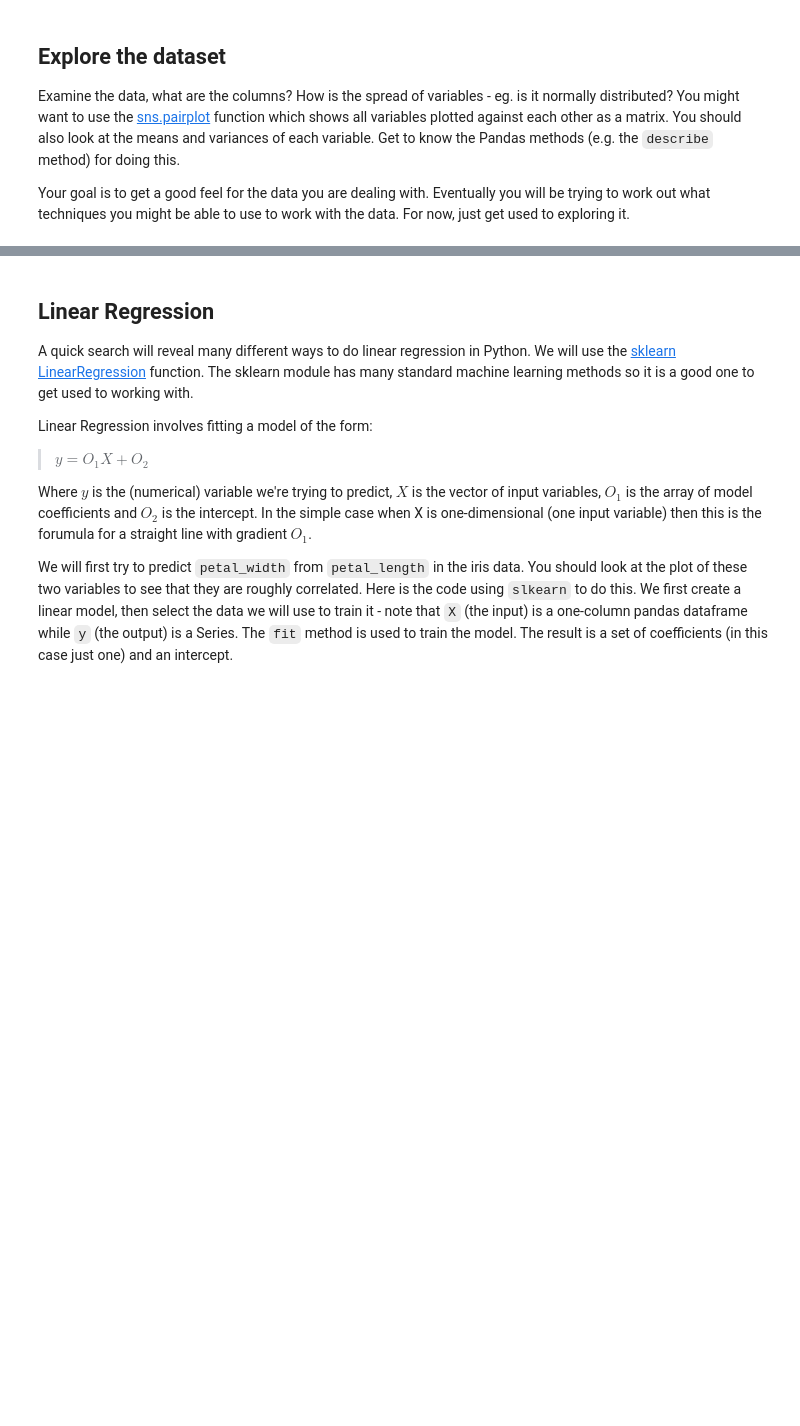
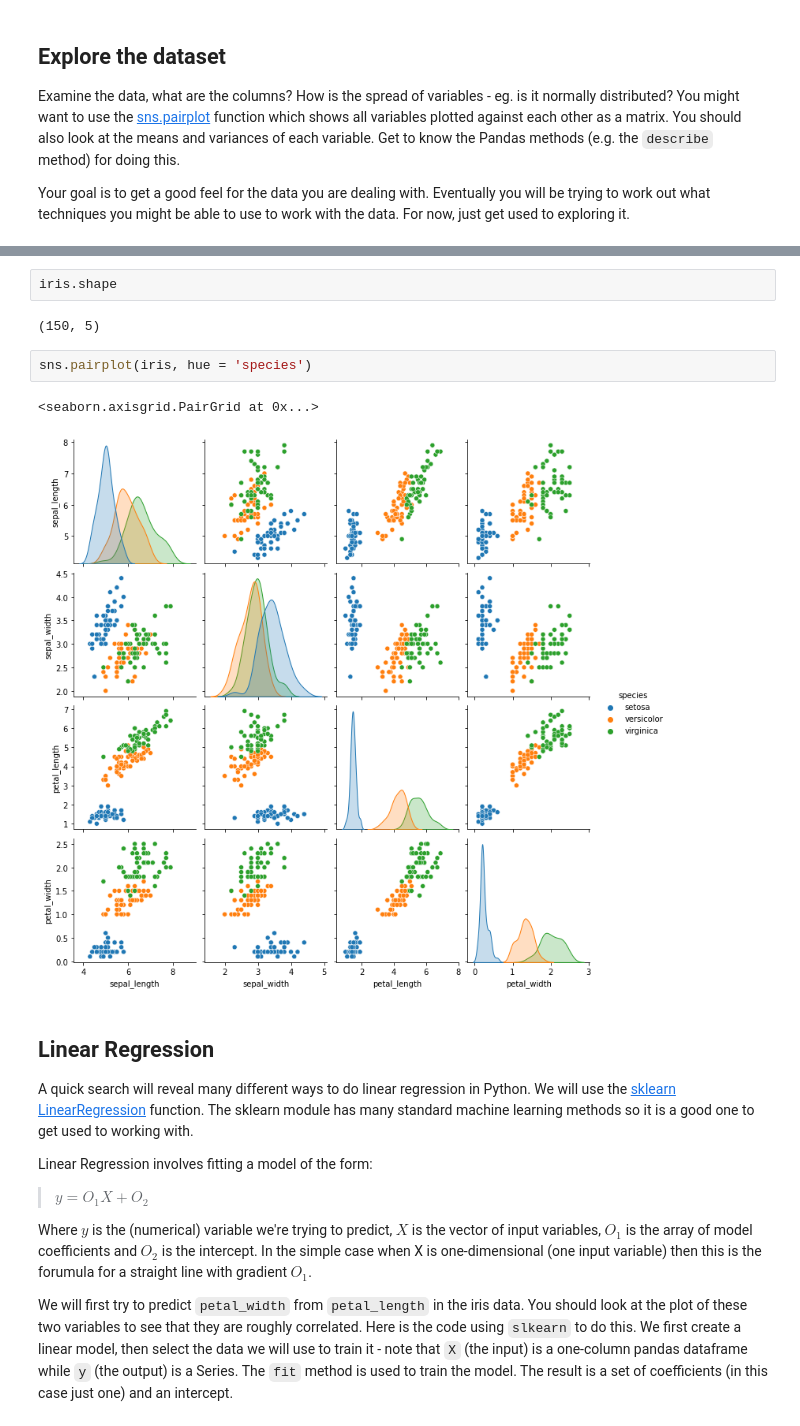
Before and after one commit to wonke2/Data-Science-Workshops, a Jupyter notebook: Workshop Week 5.ipynb, the cells around one changed output, grey strips where cells are left out. Cells and saved outputs as stored; diff of their text form; blank space fills up the shorter version.

```diff
--- a/Workshop Week 5.ipynb
+++ b/Workshop Week 5.ipynb
@@ -33,3 +45,12 @@ Your goal is to get a good feel for the data you are dealing with. Eventually yo
+# %%
+iris.shape
+# %% [output]
+(150, 5)
+# %%
+sns.pairplot(iris, hue = 'species')
+# %% [output]
+<seaborn.axisgrid.PairGrid at 0x...>
+[figure, added]
 # %% [markdown]
 ## Linear Regression
 
```
Also changed, not shown: parts of 33 cells of this notebook.
